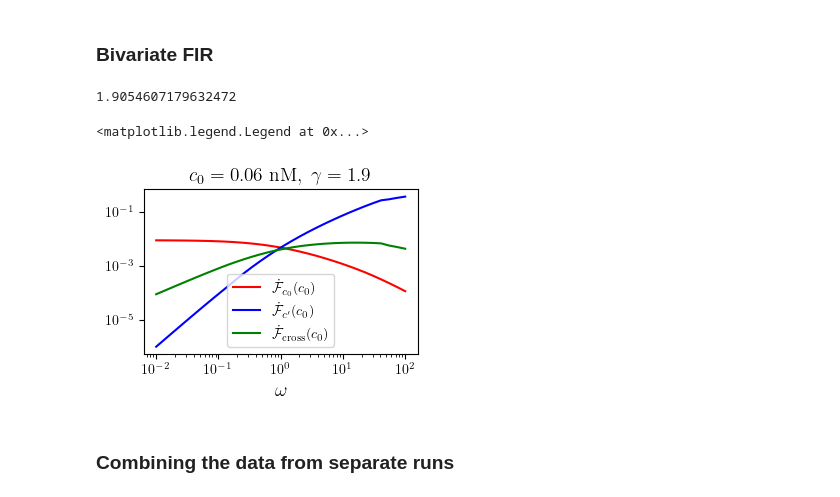
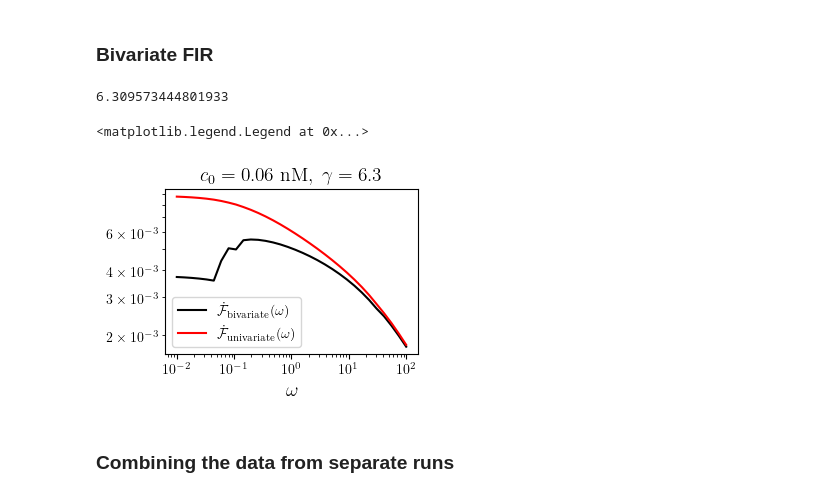
Before and after one commit to ta-rekt/LLROpt.jl, a Jupyter notebook: dev.ipynb, the cells around one changed output. Saved outputs shown, nothing was run; the diff lists cells and outputs as text; code cells hidden in the pictures.

```diff
--- a/dev.ipynb
+++ b/dev.ipynb
@@ -7169,43 +7212,56 @@ kuon =  1.5738479039467694
 # %%
 import json
 
-filename = "test/data/20250527/bivariate-fisher-w-g-lowc-1-testset.json"
+filename = "test/data/20250527/bivariate-fisher-w-g-lowc-4-testset.json"
 
 with open(filename, 'r') as file:
     mca_data = json.load(file)
 # %%
 nws = 32
 ngs = 32
-kg = 8
+kg = 5
 kw = 1
 g = mca_data[str(kw)][str(kg)]["1"]["gamma"]
+wvals = np.array([mca_data[str(kw+1)][str(kg+1)]["1"]["omega"] for kw in range(nws)])
 print(g)
 
 fcr = np.array([mca_data[str(kw)][str(kg)]["1"]["fisher_cr"] for kw in range(1, nws+1)])
-fcw = np.array([mca_data[str(kw)][str(kg)]["1"]["fisher_cw"] for kw in range(1, nws+1)])
-fcross = np.array([mca_data[str(kw)][str(kg)]["1"]["fisher_cross"] for kw in range(1, nws+1)])
+fcw = np.array([mca_data[str(kw)][str(kg)]["1"]["fisher_cw"] for kw in range(1, nws+1)])*np.array(wvals)**2
+fcross = np.array([mca_data[str(kw)][str(kg)]["1"]["fisher_cross"] for kw in range(1, nws+1)])*np.array(wvals)
+
+mat = np.array([[[fcr[i], fcross[i]], [fcross[i], fcw[i]]] for i in range(nws)])
 # %% [output]
-1.9054607179632472
+6.309573444801933
+# %%
+# Fisher information matrix
+fisherMatrix = np.array(mat)
+
+# inverting the matrix
+fisherMatrixInv = np.array([np.linalg.inv(fisherMatrix[i]) for i in range(nws)])
+
+# Upper left element is the inverse of the Fisher information rate for c0
+fisherRateC0 = 1/fisherMatrixInv[:,0, 0]
 # %%
 plt.rcParams['text.usetex'] = True
 
 fig, ax = plt.subplots(1, 1, figsize=(3.2, 2.4), sharex=True, layout="constrained")
 
 cmap = plt.cm.viridis.reversed()
-norm = Normalize(vmin=gvals[7], vmax=gvals[20])
+norm = Normalize(vmin=2, vmax=6)
 
 # color = cmap(norm(gvals[kgi]))
 color = "black"
-ax.plot(wvals, fcr, color="red", label=r"$\dot{\mathcal F}_{c_0}(c_0)$")
-ax.plot(wvals, fcw*np.array(wvals)**2, color="blue", label=r"$\dot{\mathcal F}_{c'}(c_0)$")
-ax.plot(wvals, fcross*np.array(wvals), color="green", label=r"$\dot{\mathcal F}_{\rm cross}(c_0)$")
+ax.plot(wvals, fisherRateC0, color="black", label=r"$\dot{\mathcal F}_{\rm bivariate}(\omega)$")
+ax.plot(wvals, fcr, color="red", label=r"$\dot{\mathcal F}_{\rm univariate}(\omega)$")
+# ax.plot(wvals, fcw, color="blue", label=r"$\dot{\mathcal F}_{c'}(\omega)$")
+# ax.plot(wvals, fcross, color="green", label=r"$\dot{\mathcal F}_{\rm cross}(\omega)$")
 
 ax.set_title(r"$c_0={} \rm \;nM, \; \gamma={}$".format(0.1*0.6, round(g,1)), fontsize=14)
 ax.set_xscale('log')
 ax.set_xlabel(r"$\omega$", fontsize=14)
 ax.set_yscale('log')
 ax.legend()
 # %% [output]
 <matplotlib.legend.Legend at 0x...>
-[figure, old version]
+[figure, new version]
 # %%
```
Also changed, not shown: parts of 15 cells of this notebook, 11 other files.
